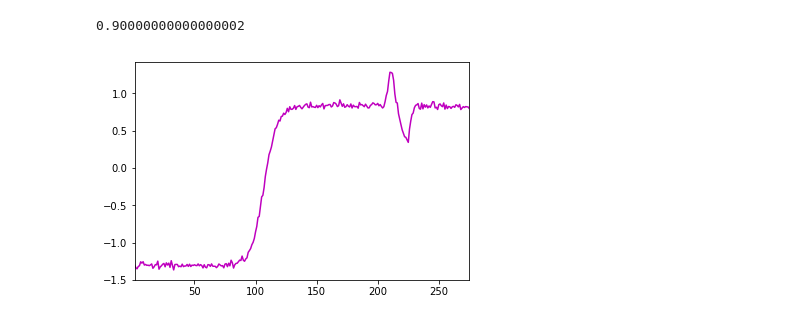
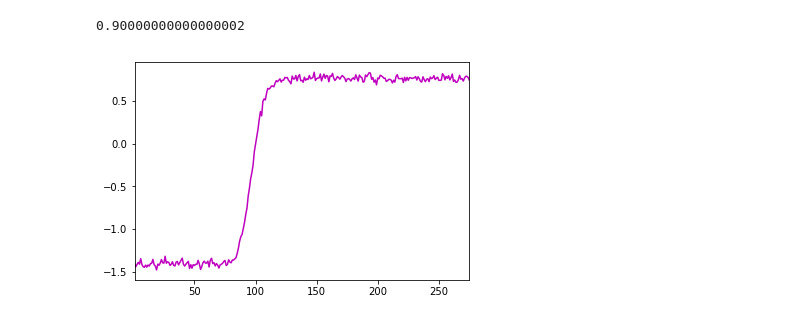
Before and after one commit to MkuuWaUjinga/lime, a Jupyter notebook: lime/time_series_explanation.ipynb, the cells around one changed output. Saved outputs shown, nothing was run; the diff lists cells and outputs as text; code cells hidden in the pictures.

```diff
--- a/lime/time_series_explanation.ipynb
+++ b/lime/time_series_explanation.ipynb
@@ -95,12 +92,12 @@ sklearn.metrics.accuracy_score(Y_test[0:10].values.ravel(), pred)
 # %% [output]
 0.90000000000000002
 # %%
-test_series_index = 0
+test_series_index = 3
 instance_to_predict = X_test.iloc[test_series_index]
 instance_to_predict.plot(legend=False, color='m')
 plt.show()
 # %% [output]
-[figure, old version]
+[figure, new version]
 # %%
 explainer = LimeTimeSeriesExplainer()
 # %%
```
Also changed, not shown: parts of 3 cells of this notebook, 1 other file.
